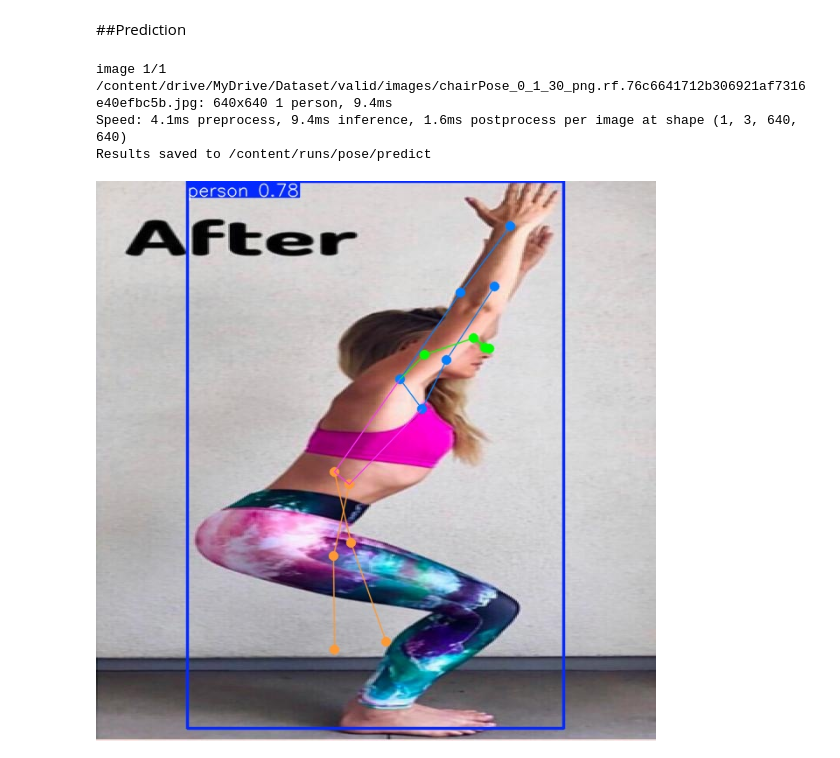
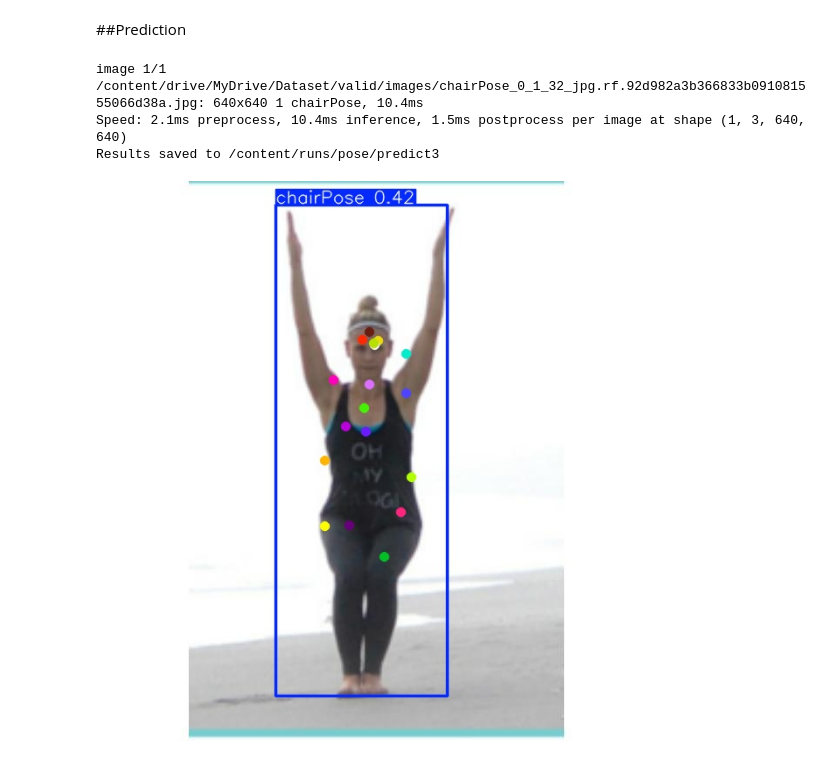
Before and after one commit to anddennn/IAT360_YogaPoseDetection_CVProject, a Jupyter notebook: ComputerVisionProject.ipynb, the cells around one changed output. Cells and saved outputs as stored; diff of their text form; code cells hidden in the pictures.

Commit message:
Fixed model training

```diff
--- a/ComputerVisionProject.ipynb
+++ b/ComputerVisionProject.ipynb
@@ -709,19 +399,21 @@ Image.open('/content/runs/pose/train9/confusion_matrix.png')
 # %% [markdown]
 ##Prediction
 # %%
-model = YOLO("yolo11n-pose.pt")  # load a custom model
+# Depending on training change path to find the 'best.pt' I did it twice here so it's in train2 but change if necessary
+
+model = YOLO("/content/runs/pose/train2/weights/best.pt")  # load a custom model
 
 # Predict with the model with any image from internet?
-results = model('/content/drive/MyDrive/Dataset/valid/images/chairPose_0_1_30_png.rf.76c6641712b306921af7316e40efbc5b.jpg', save=True)
+results = model('/content/drive/MyDrive/Dataset/valid/images/chairPose_0_1_32_jpg.rf.92d982a3b366833b091081555066d38a.jpg', save=True)
 # %% [output]
-image 1/1 /content/drive/MyDrive/Dataset/valid/images/chairPose_0_1_30_png.rf.76c6641712b306921af7316e40efbc5b.jpg: 640x640 1 person, 9.4ms
-Speed: 4.1ms preprocess, 9.4ms inference, 1.6ms postprocess per image at shape (1, 3, 640, 640)
-Results saved to /content/runs/pose/predict
+image 1/1 /content/drive/MyDrive/Dataset/valid/images/chairPose_0_1_32_jpg.rf.92d982a3b366833b091081555066d38a.jpg: 640x640 1 chairPose, 10.4ms
+Speed: 2.1ms preprocess, 10.4ms inference, 1.5ms postprocess per image at shape (1, 3, 640, 640)
+Results saved to /content/runs/pose/predict3
 # %%
 # SHOW THE IMAGE STORED
 %matplotlib inline
 from PIL import Image
 
-Image.open('/content/runs/pose/predict/chairPose_0_1_30_png.rf.76c6641712b306921af7316e40efbc5b.jpg')
+Image.open('/content/runs/pose/predict3/chairPose_0_1_32_jpg.rf.92d982a3b366833b091081555066d38a.jpg')
 # %% [output]
-[figure, old version]
+[figure, new version]
```
Also changed, not shown: parts of 42 cells of this notebook.
